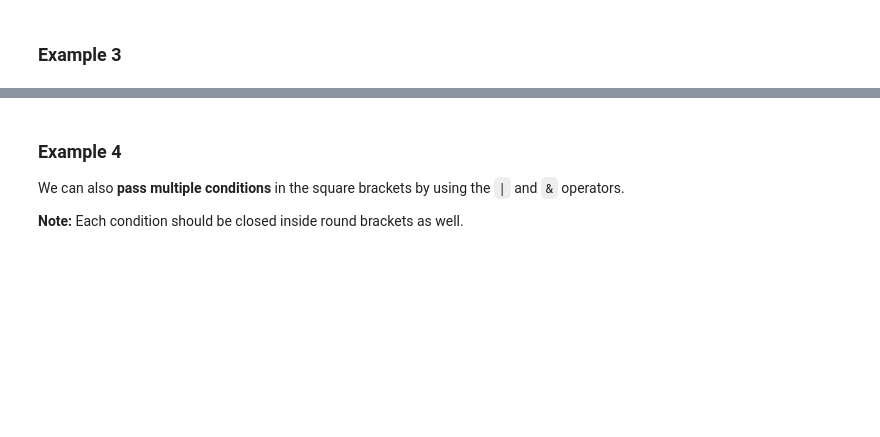
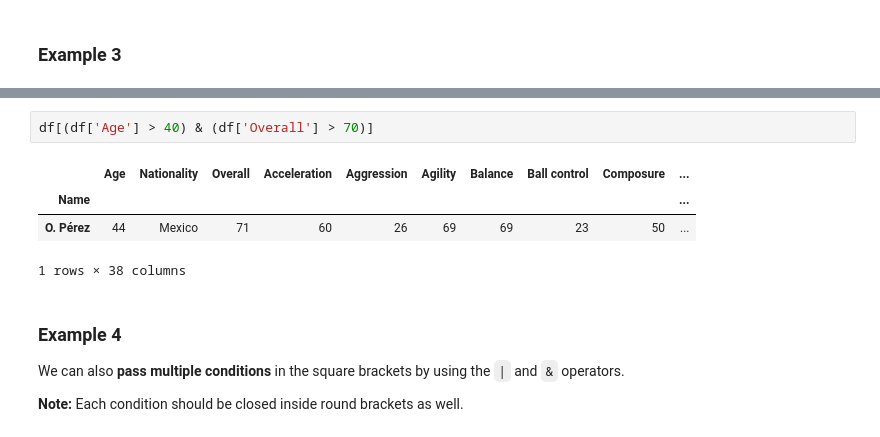
Before and after one commit to Kalungup/Learn-Python-with-Pascal, a Jupyter notebook: Working_With_Dataframes_examples (1).ipynb, the cells around one changed output, grey strips where cells are left out. Cells and saved outputs as stored; diff of their text form; blank space fills up the shorter version.

```diff
--- a/Working_With_Dataframes_examples (1).ipynb
+++ b/Working_With_Dataframes_examples (1).ipynb
@@ -138,3 +154,10 @@ df[df['Age'] > 30]
+# %%
+df[(df['Age'] > 40) & (df['Overall'] > 70)]
+# %% [output]
+|  | Age | Nationality | Overall | Acceleration | Aggression | Agility | Balance | Ball control | Composure | ... |
+| Name |  |  |  |  |  |  |  |  |  | ... |
+| O. Pérez | 44 | Mexico | 71 | 60 | 26 | 69 | 69 | 23 | 50 | ... |
+1 rows × 38 columns
 # %% [markdown]
 ### Example 4
 
```
Also changed, not shown: parts of 16 cells of this notebook, 1 other file.
